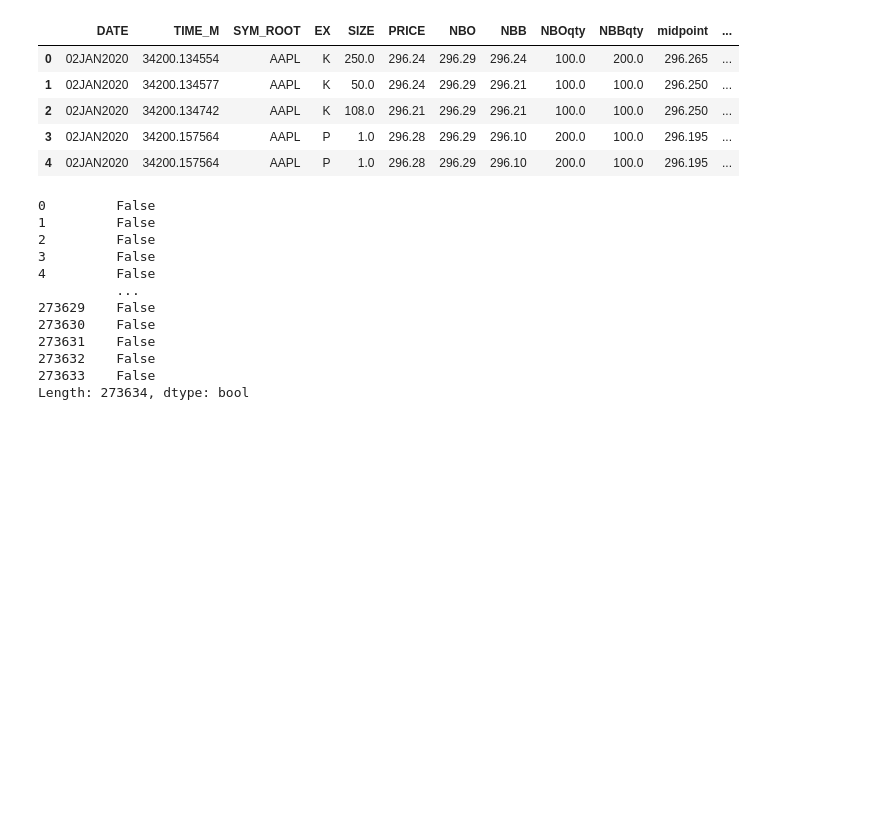
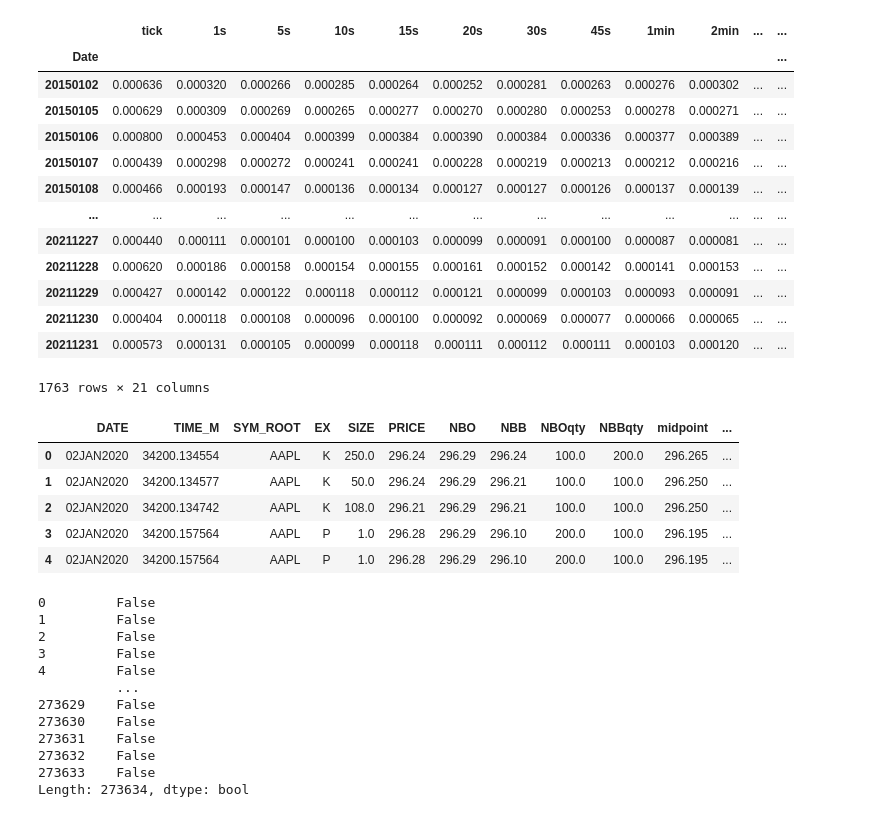
Before and after one commit to VijayaranganPR/Individual-Project, a Jupyter notebook: rough.ipynb, the cells around one changed output. Drawn from its saved outputs; the diff is of its cells as text; code cells hidden in the pictures; blank space fills up the shorter version.

```diff
--- a/rough.ipynb
+++ b/rough.ipynb
@@ -4,3 +51,20 @@ print('Test commit 2')
+# %%
+RVdf
+# %% [output]
+|  | tick | 1s | 5s | 10s | 15s | 20s | 30s | 45s | 1min | 2min | ... | ... |
+| Date |  |  |  |  |  |  |  |  |  |  |  | ... |
+| 20150102 | 0.000636 | 0.000320 | 0.000266 | 0.000285 | 0.000264 | 0.000252 | 0.000281 | 0.000263 | 0.000276 | 0.000302 | ... | ... |
+| 20150105 | 0.000629 | 0.000309 | 0.000269 | 0.000265 | 0.000277 | 0.000270 | 0.000280 | 0.000253 | 0.000278 | 0.000271 | ... | ... |
+| 20150106 | 0.000800 | 0.000453 | 0.000404 | 0.000399 | 0.000384 | 0.000390 | 0.000384 | 0.000336 | 0.000377 | 0.000389 | ... | ... |
+| 20150107 | 0.000439 | 0.000298 | 0.000272 | 0.000241 | 0.000241 | 0.000228 | 0.000219 | 0.000213 | 0.000212 | 0.000216 | ... | ... |
+| 20150108 | 0.000466 | 0.000193 | 0.000147 | 0.000136 | 0.000134 | 0.000127 | 0.000127 | 0.000126 | 0.000137 | 0.000139 | ... | ... |
+| ... | ... | ... | ... | ... | ... | ... | ... | ... | ... | ... | ... | ... |
+| 20211227 | 0.000440 | 0.000111 | 0.000101 | 0.000100 | 0.000103 | 0.000099 | 0.000091 | 0.000100 | 0.000087 | 0.000081 | ... | ... |
+| 20211228 | 0.000620 | 0.000186 | 0.000158 | 0.000154 | 0.000155 | 0.000161 | 0.000152 | 0.000142 | 0.000141 | 0.000153 | ... | ... |
+| 20211229 | 0.000427 | 0.000142 | 0.000122 | 0.000118 | 0.000112 | 0.000121 | 0.000099 | 0.000103 | 0.000093 | 0.000091 | ... | ... |
+| 20211230 | 0.000404 | 0.000118 | 0.000108 | 0.000096 | 0.000100 | 0.000092 | 0.000069 | 0.000077 | 0.000066 | 0.000065 | ... | ... |
+| 20211231 | 0.000573 | 0.000131 | 0.000105 | 0.000099 | 0.000118 | 0.000111 | 0.000112 | 0.000111 | 0.000103 | 0.000120 | ... | ... |
+1763 rows × 21 columns
 # %%
 import pandas as pd
 from datetime import datetime
```
Also changed, not shown: parts of 4 cells of this notebook, 2 other files.
